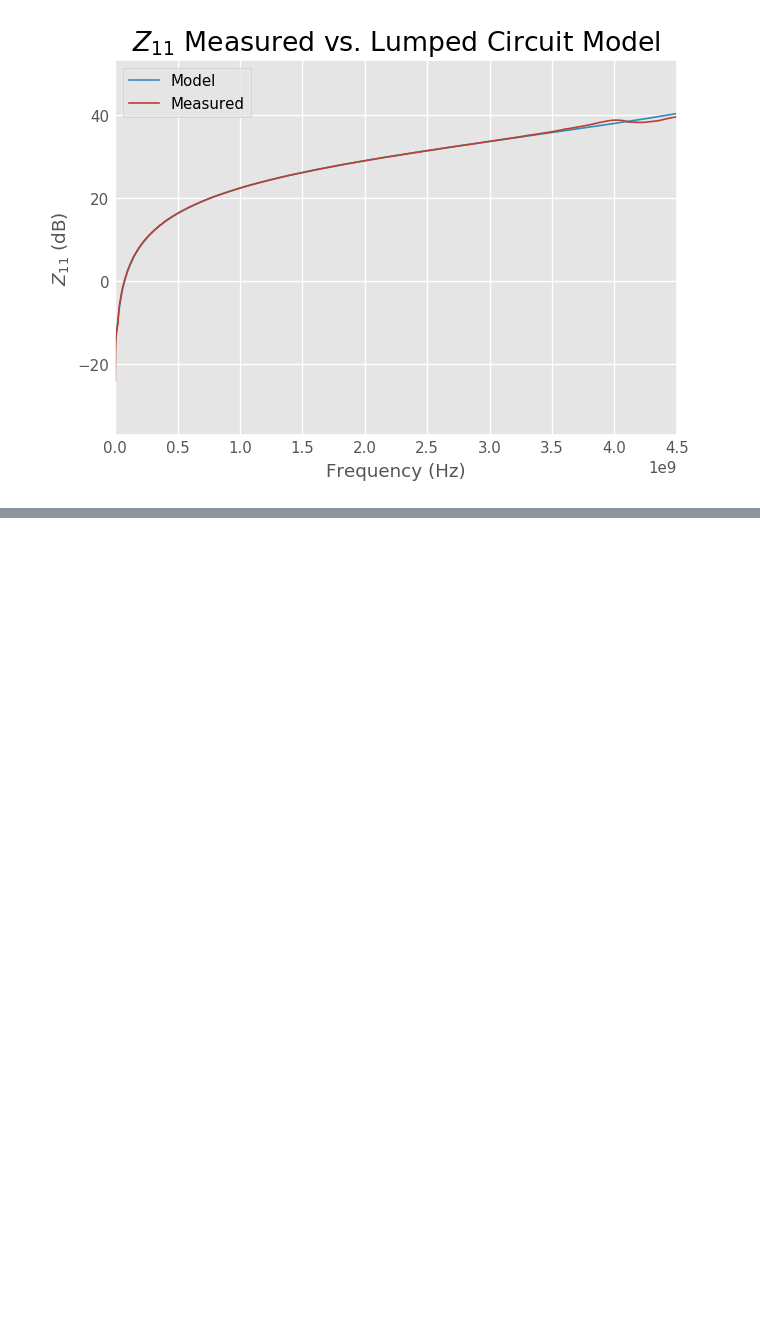
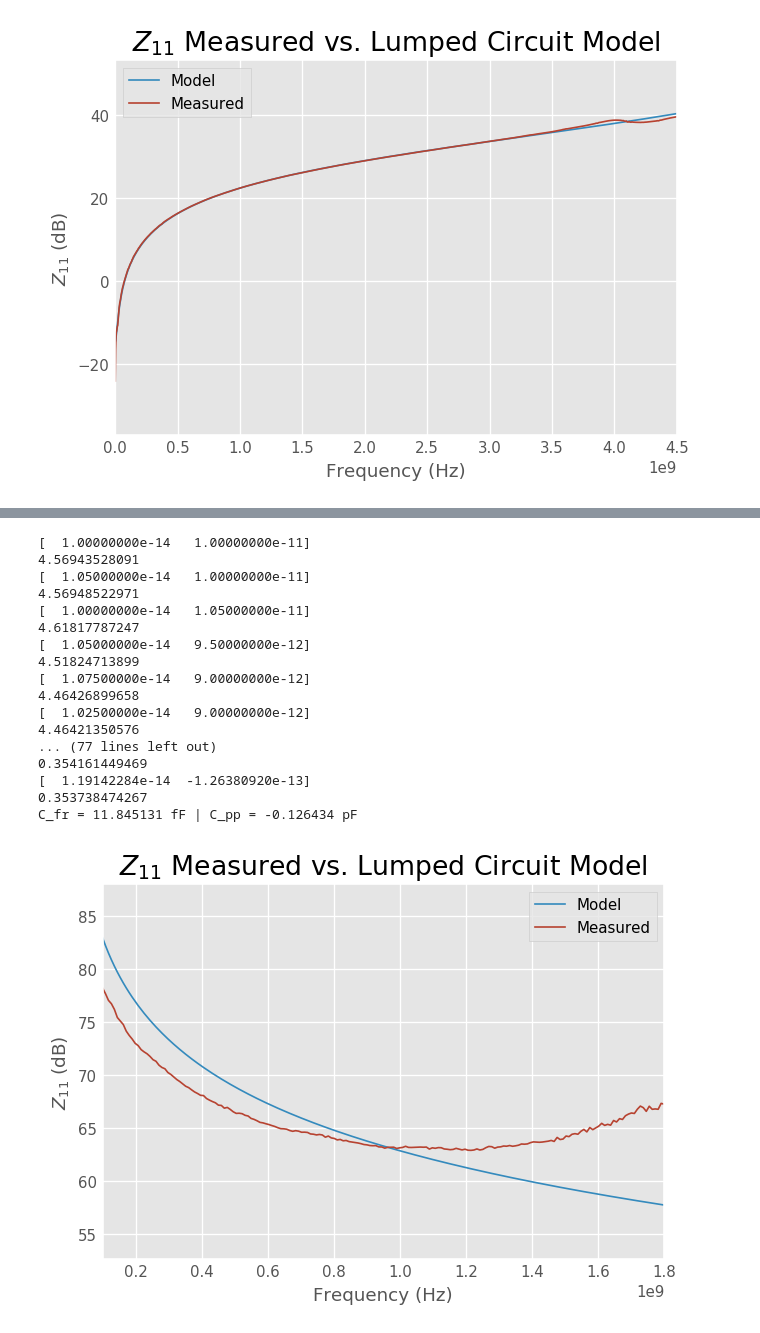
Before and after one commit to vighneshiyer/ee142_labs, a Jupyter notebook: lab1_redux/Lab1_Notebook.ipynb, the cells around one changed output, grey strips where cells are left out. Saved outputs shown, nothing was run; the diff lists cells and outputs as text; code cells hidden in the pictures; blank space fills up the shorter version.

```diff
--- a/lab1_redux/Lab1_Notebook.ipynb
+++ b/lab1_redux/Lab1_Notebook.ipynb
@@ -96,0 +237,64 @@ sma_dummy_short_s_params_measured.s11.plot_s_db()
+# %%
+# Model for shunt-short board (via inductance)
+open_data = rf.Network('original_data/OPEN.S2P')['0.1-1.8Ghz']
+
+measured_freqs_omega = open_data.frequency.w
+measured_freqs_f = np.divide(measured_freqs_omega, 2 * np.pi)
+
+measured_S11 = open_data.s[:,0,0]
+measured_Z11 = open_data.z[:,0,0]
+
+def open_z11_loss_fn(var, plot=False, debug=True):
+    if debug:
+        print(var)
+    C_fr = np.tile(var[0], len(measured_freqs_f))
+    C_pp = np.tile(var[1], len(measured_freqs_f))
+    #C_feed = np.tile(var[2], len(measured_freqs_f))
+    #L_open = np.tile(var[2], len(measured_freqs_f))
+
+    Z11_model = open_Z11_model(measured_freqs_omega, C_fr, C_pp)
+    if plot:
+        plt.figure()
+        plt.plot(measured_freqs_f, 20*np.log10(np.abs(Z11_model)))
+        plt.plot(measured_freqs_f, 20*np.log10(np.abs(measured_Z11)))
+        #plt.plot(measured_freqs_f, np.angle(Z11_model, deg=True))
+        #plt.plot(measured_freqs_f, np.angle(measured_Z11, deg=True))
+
+        plt.title('$Z_{11}$ Measured vs. Lumped Circuit Model')
+        plt.xlabel('Frequency (Hz)')
+        plt.ylabel('$Z_{11}$ (dB)')
+        plt.legend(['Model', 'Measured'])
+    #MSE = (1.0 / len(measured_freqs_f)) * np.sum(np.square(np.abs(np.subtract(np.log10(Z11_model), np.log10(measured_Z11)))))
+    MSE = (1.0 / len(measured_freqs_f)) \
+        * np.sum(np.abs(np.subtract(np.log(np.abs(Z11_model)), np.log(np.abs(measured_Z11)))))
+    #MSE = (1.0 / len(measured_freqs_f)) \
+    #    * np.sum(np.square(np.subtract(Z11_model, measured_Z11)))
+
+    if debug:
+        print(MSE)
+    return np.abs(MSE)
+
+model_fit = scipy.optimize.minimize(open_z11_loss_fn, (10e-15, 10e-12), method='Nelder-Mead')
+open_z11_loss_fn(model_fit.x, plot=True, debug=False)
+print("C_fr = %f fF | C_pp = %f pF" %(model_fit.x[0]/1e-15, model_fit.x[1]/1e-12))
+#small_tline_data.plot_s_deg()
+#open_z11_loss_fn((10e-15, 0.09e-12, 1e-30, 1e-12), plot=True, debug=False)
+# %% [output]
+[  1.00000000e-14   1.00000000e-11]
+4.56943528091
+[  1.05000000e-14   1.00000000e-11]
+4.56948522971
+[  1.00000000e-14   1.05000000e-11]
+4.61817787247
+[  1.05000000e-14   9.50000000e-12]
+4.51824713899
+[  1.07500000e-14   9.00000000e-12]
+4.46426899658
+[  1.02500000e-14   9.00000000e-12]
+4.46421350576
+... (77 lines left out)
+0.354161449469
+[  1.19142284e-14  -1.26380920e-13]
+0.353738474267
+C_fr = 11.845131 fF | C_pp = -0.126434 pF
+[figure, added]
```
Also changed, not shown: parts of 12 cells of this notebook, 26 other files.
